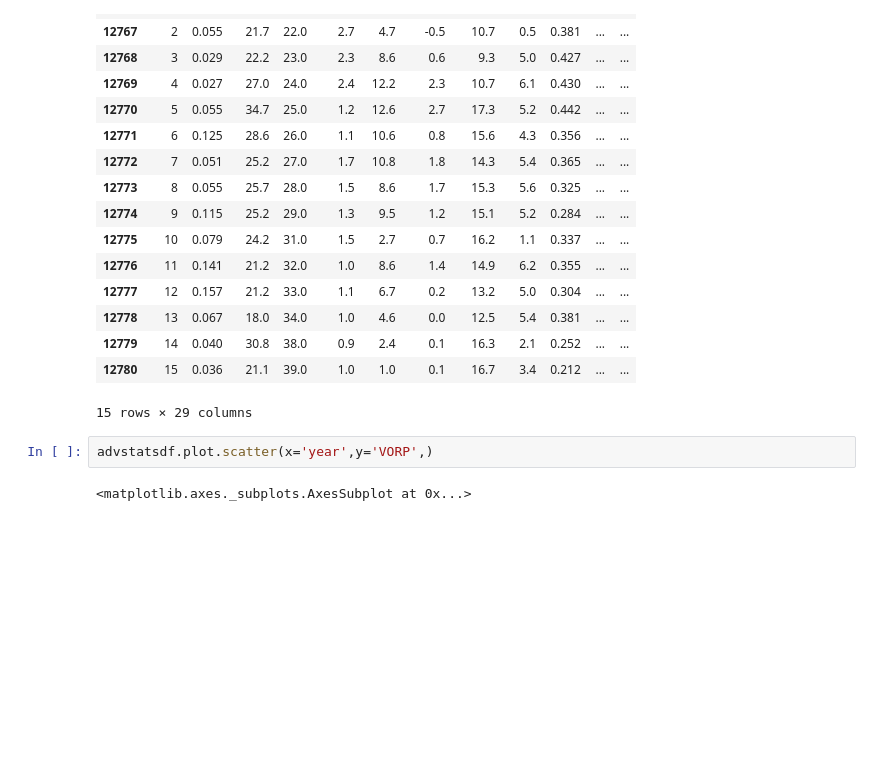
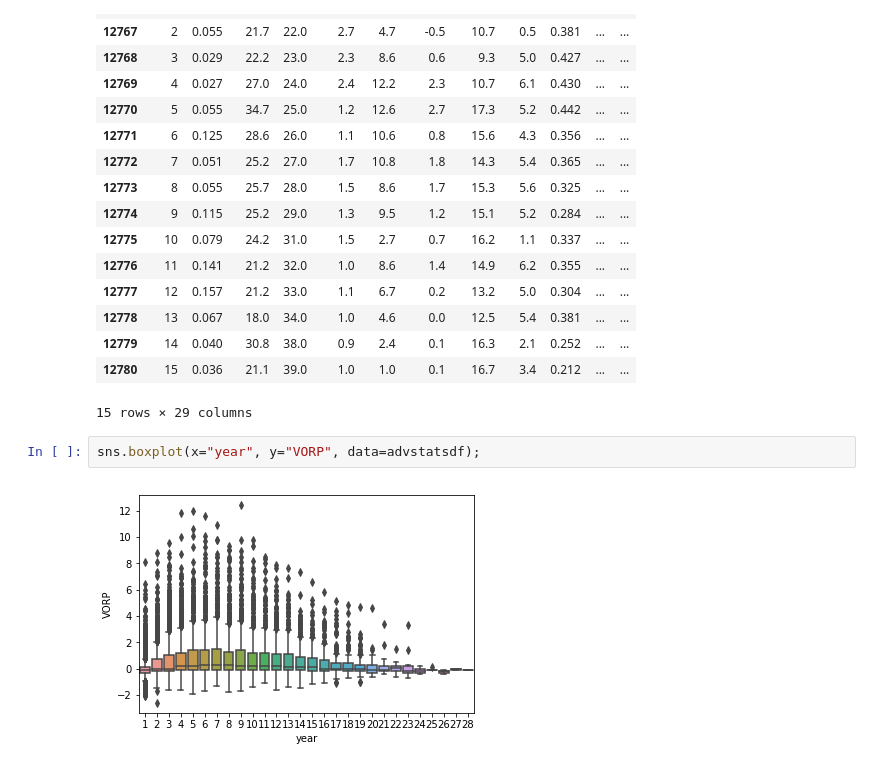
Before and after one commit to mkduchak/luther-project, a Jupyter notebook: 2_data_exploration.ipynb, the cells around one changed output. Cells and saved outputs as stored; diff of their text form; blank space fills up the shorter version.

```diff
--- a/2_data_exploration.ipynb
+++ b/2_data_exploration.ipynb
@@ -37,6 +45,6 @@ test
 | 12780 | 15 | 0.036 | 21.1 | 39.0 | 1.0 | 1.0 | 0.1 | 16.7 | 3.4 | 0.212 | ... | ... |
 15 rows × 29 columns
 # %%
-advstatsdf.plot.scatter(x='year',y='VORP',)
+sns.boxplot(x="year", y="VORP", data=advstatsdf);
 # %% [output]
-<matplotlib.axes._subplots.AxesSubplot at 0x...>
+[figure, added]
```
Also changed, not shown: parts of 20 cells of this notebook, 1 other file.
